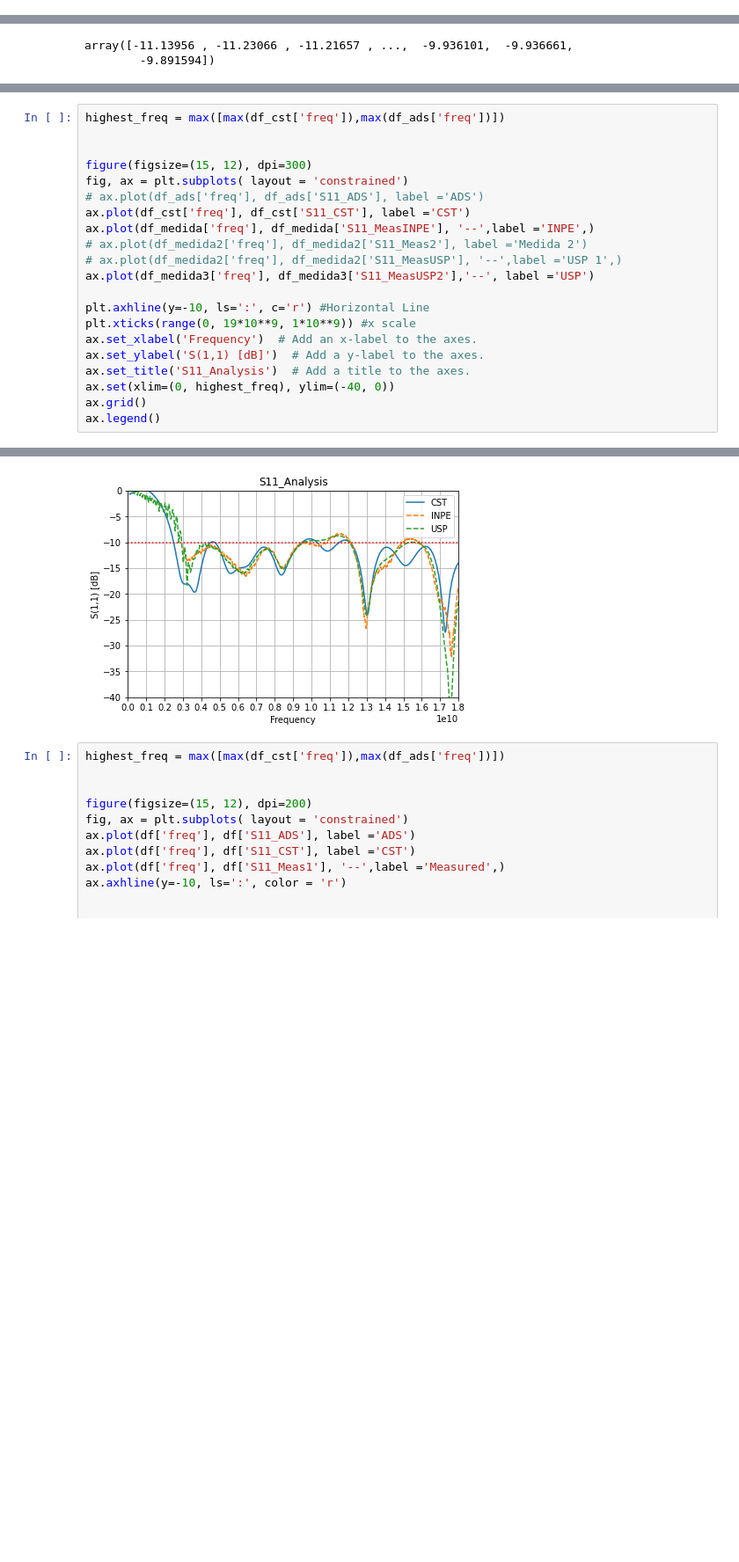
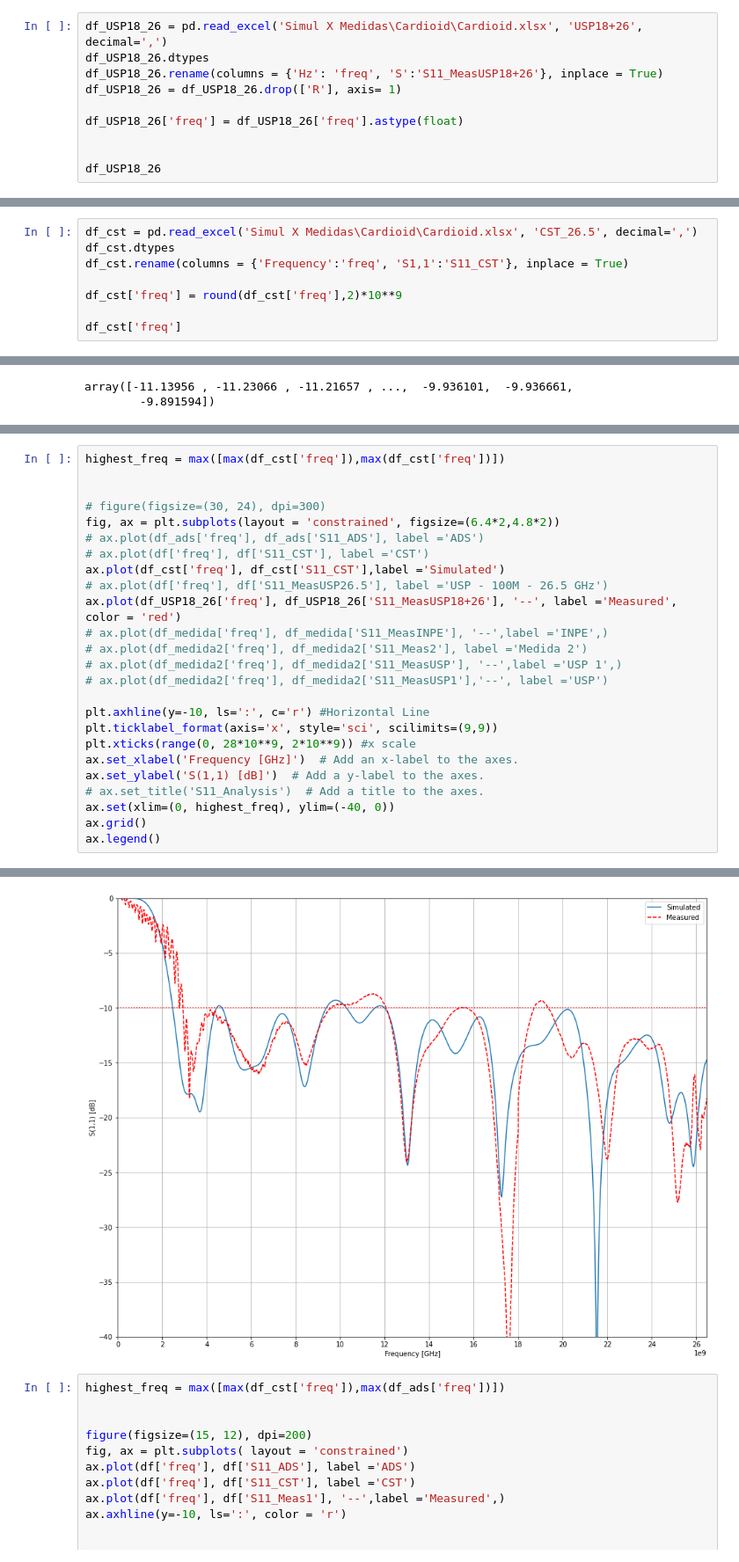
Before and after one commit to stefanorezende/S11_Analysis, a Jupyter notebook: 0_Cardioid_Simul_x_Medidas_plot.ipynb, the cells around one changed output, grey strips where cells are left out. Shown: that part at 88% size. Cells and saved outputs as stored; diff of their text form; blank space fills up the shorter version.

```diff
--- a/0_Cardioid_Simul_x_Medidas_plot.ipynb
+++ b/0_Cardioid_Simul_x_Medidas_plot.ipynb
@@ -63,0 +74,10 @@ dtype: object
+# %%
+df_USP18_26 = pd.read_excel('Simul X Medidas\Cardioid\Cardioid.xlsx', 'USP18+26', decimal=',')
+df_USP18_26.dtypes
+df_USP18_26.rename(columns = {'Hz': 'freq', 'S':'S11_MeasUSP18+26'}, inplace = True)
+df_USP18_26 = df_USP18_26.drop(['R'], axis= 1)
+
+df_USP18_26['freq'] = df_USP18_26['freq'].astype(float)
+
+
+df_USP18_26
@@ -94,3 +128,11 @@ df_cst['freq']
 999     1.798000e+10
 1000    1.800000e+10
 Name: freq, Length: 1001, dtype: float64
+# %%
+df_cst = pd.read_excel('Simul X Medidas\Cardioid\Cardioid.xlsx', 'CST_26.5', decimal=',')
+df_cst.dtypes
+df_cst.rename(columns = {'Frequency':'freq', 'S1,1':'S11_CST'}, inplace = True)
+
+df_cst['freq'] = round(df_cst['freq'],2)*10**9
+
+df_cst['freq']
@@ -185,21 +293,25 @@ corr_pearson
 # %%
-highest_freq = max([max(df_cst['freq']),max(df_ads['freq'])])
+highest_freq = max([max(df_cst['freq']),max(df_cst['freq'])])
 
 
-figure(figsize=(15, 12), dpi=300)
-fig, ax = plt.subplots( layout = 'constrained')
+# figure(figsize=(30, 24), dpi=300)
+fig, ax = plt.subplots(layout = 'constrained', figsize=(6.4*2,4.8*2))
 # ax.plot(df_ads['freq'], df_ads['S11_ADS'], label ='ADS')
-ax.plot(df_cst['freq'], df_cst['S11_CST'], label ='CST')
-ax.plot(df_medida['freq'], df_medida['S11_MeasINPE'], '--',label ='INPE',)
+# ax.plot(df['freq'], df['S11_CST'], label ='CST')
+ax.plot(df_cst['freq'], df_cst['S11_CST'],label ='Simulated')
+# ax.plot(df['freq'], df['S11_MeasUSP26.5'], label ='USP - 100M - 26.5 GHz')
+ax.plot(df_USP18_26['freq'], df_USP18_26['S11_MeasUSP18+26'], '--', label ='Measured', color = 'red')
+# ax.plot(df_medida['freq'], df_medida['S11_MeasINPE'], '--',label ='INPE',)
 # ax.plot(df_medida2['freq'], df_medida2['S11_Meas2'], label ='Medida 2')
 # ax.plot(df_medida2['freq'], df_medida2['S11_MeasUSP'], '--',label ='USP 1',)
-ax.plot(df_medida3['freq'], df_medida3['S11_MeasUSP2'],'--', label ='USP')
+# ax.plot(df_medida2['freq'], df_medida2['S11_MeasUSP1'],'--', label ='USP')
 
 plt.axhline(y=-10, ls=':', c='r') #Horizontal Line
-plt.xticks(range(0, 19*10**9, 1*10**9)) #x scale
-ax.set_xlabel('Frequency')  # Add an x-label to the axes.
+plt.ticklabel_format(axis='x', style='sci', scilimits=(9,9))
+plt.xticks(range(0, 28*10**9, 2*10**9)) #x scale
+ax.set_xlabel('Frequency [GHz]')  # Add an x-label to the axes.
 ax.set_ylabel('S(1,1) [dB]')  # Add a y-label to the axes.
-ax.set_title('S11_Analysis')  # Add a title to the axes.
+# ax.set_title('S11_Analysis')  # Add a title to the axes.
 ax.set(xlim=(0, highest_freq), ylim=(-40, 0))
 ax.grid()
 ax.legend()
@@ -209,4 +320,4 @@ ax.legend()
-[figure, old version]
+[figure, new version]
 # %%
 highest_freq = max([max(df_cst['freq']),max(df_ads['freq'])])
 
```
Also changed, not shown: parts of 14 cells of this notebook, 5 other files.
